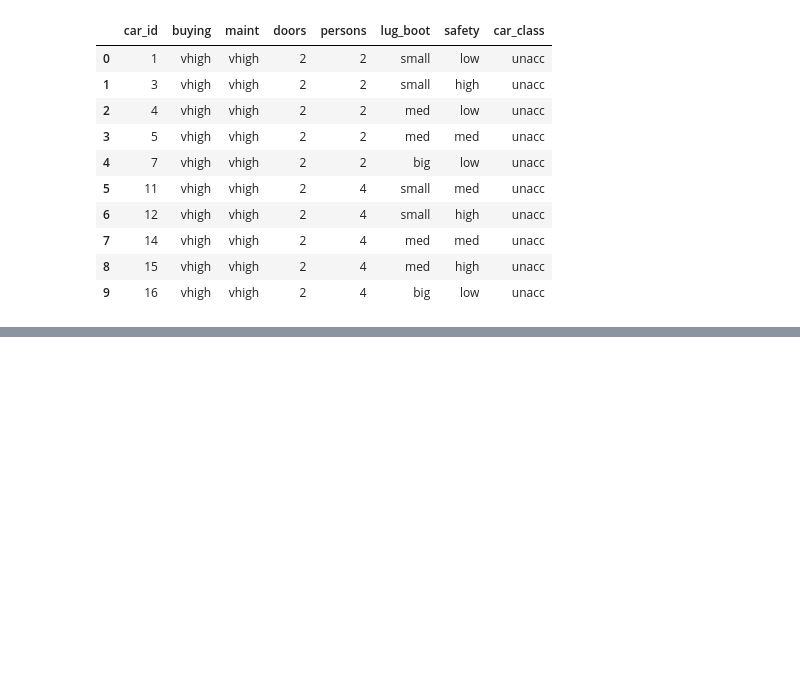
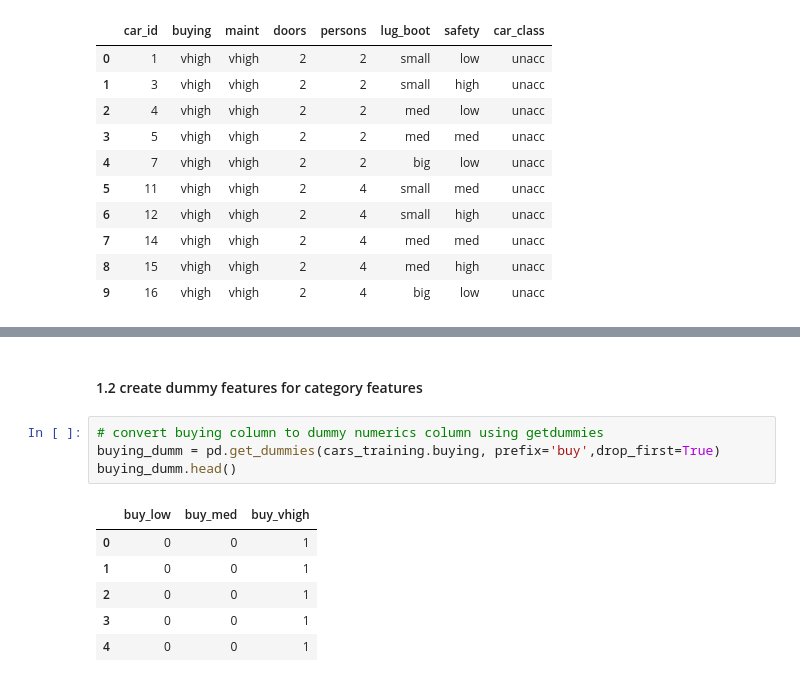
Before and after one commit to cjgeorge77/ga_projects, a Jupyter notebook: final_project/Car_classification_code.ipynb, the cells around one changed output, grey strips where cells are left out. Drawn from its saved outputs; the diff is of its cells as text; blank space fills up the shorter version.

```diff
--- a/final_project/Car_classification_code.ipynb
+++ b/final_project/Car_classification_code.ipynb
@@ -38,0 +70,13 @@ TypeError: unsupported operand type(s) for /: 'str' and 'int'
+# %% [markdown]
+#### 1.2 create dummy features for category features
+# %%
+# convert buying column to dummy numerics column using getdummies
+buying_dumm = pd.get_dummies(cars_training.buying, prefix='buy',drop_first=True)
+buying_dumm.head()
+# %% [output]
+|  | buy_low | buy_med | buy_vhigh |
+| 0 | 0 | 0 | 1 |
+| 1 | 0 | 0 | 1 |
+| 2 | 0 | 0 | 1 |
+| 3 | 0 | 0 | 1 |
+| 4 | 0 | 0 | 1 |
```
Also changed, not shown: parts of 22 cells of this notebook.
